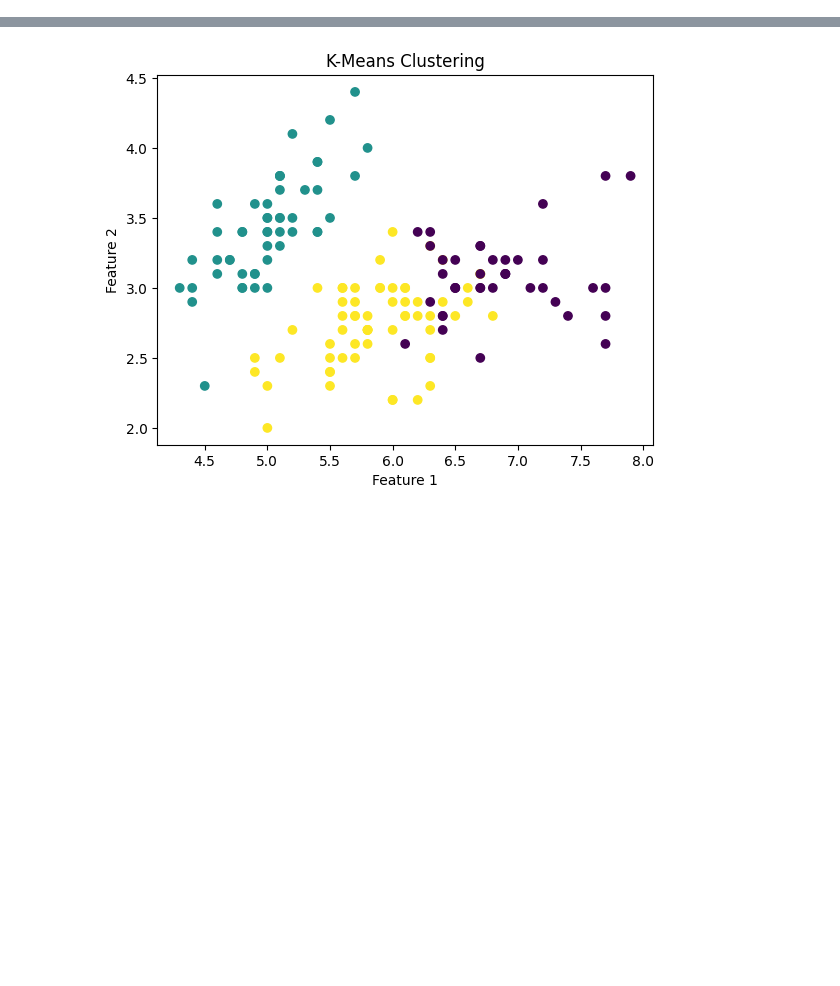
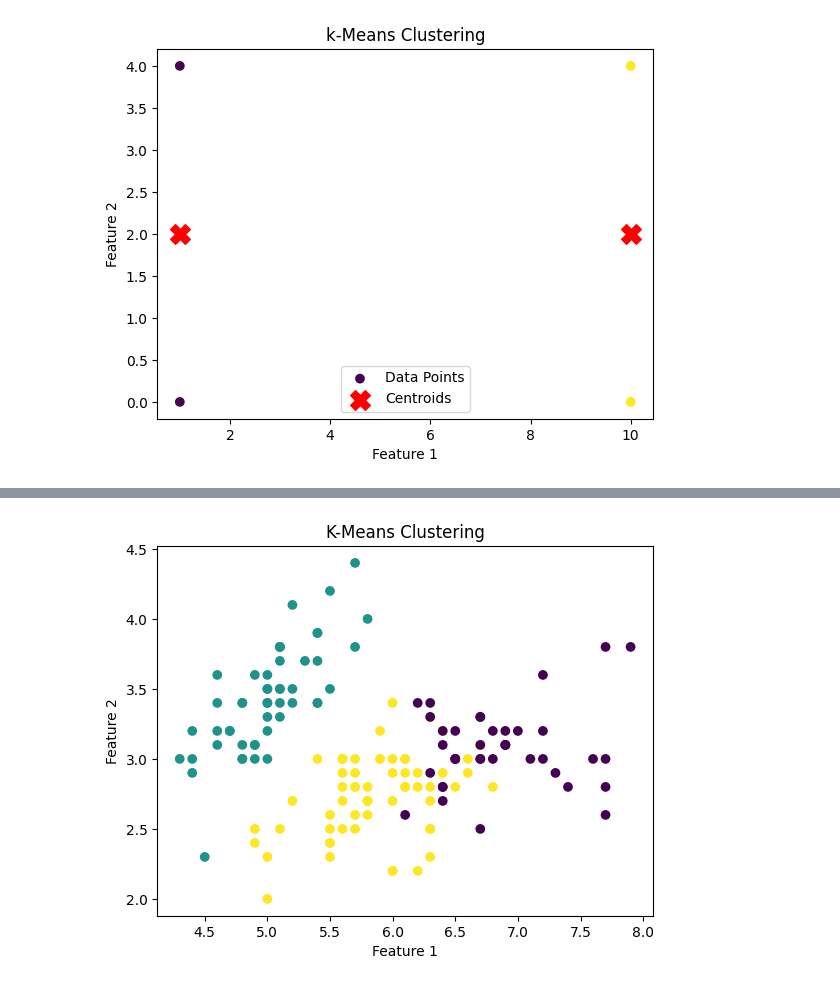
Before and after one commit to jnvshubham7/Python_ILP_AI_ML, a Jupyter notebook: k-means.ipynb, the cells around one changed output, grey strips where cells are left out. Cells and saved outputs as stored; diff of their text form; code cells hidden in the pictures; blank space fills up the shorter version.

```diff
--- a/k-means.ipynb
+++ b/k-means.ipynb
@@ -0,0 +1,25 @@
+# %%
+from sklearn.cluster import KMeans
+import numpy as np
+import matplotlib.pyplot as plt
+
+# Sample dataset
+X = np.array([[1, 2], [1, 4], [1, 0],
+              [10, 2], [10, 4], [10, 0]])
+
+# k-Means clustering
+kmeans = KMeans(n_clusters=2, random_state=42)
+kmeans.fit(X)
+labels = kmeans.labels_
+centroids = kmeans.cluster_centers_
+
+# Plotting the clusters
+plt.scatter(X[:, 0], X[:, 1], c=labels, cmap='viridis', marker='o', label='Data Points')
+plt.scatter(centroids[:, 0], centroids[:, 1], s=200, c='red', marker='X', label='Centroids')
+plt.title('k-Means Clustering')
+plt.xlabel('Feature 1')
+plt.ylabel('Feature 2')
+plt.legend()
+plt.show()
+# %% [output]
+[figure, added]
```
Also changed, not shown: parts of 5 cells of this notebook, 4 other files.
